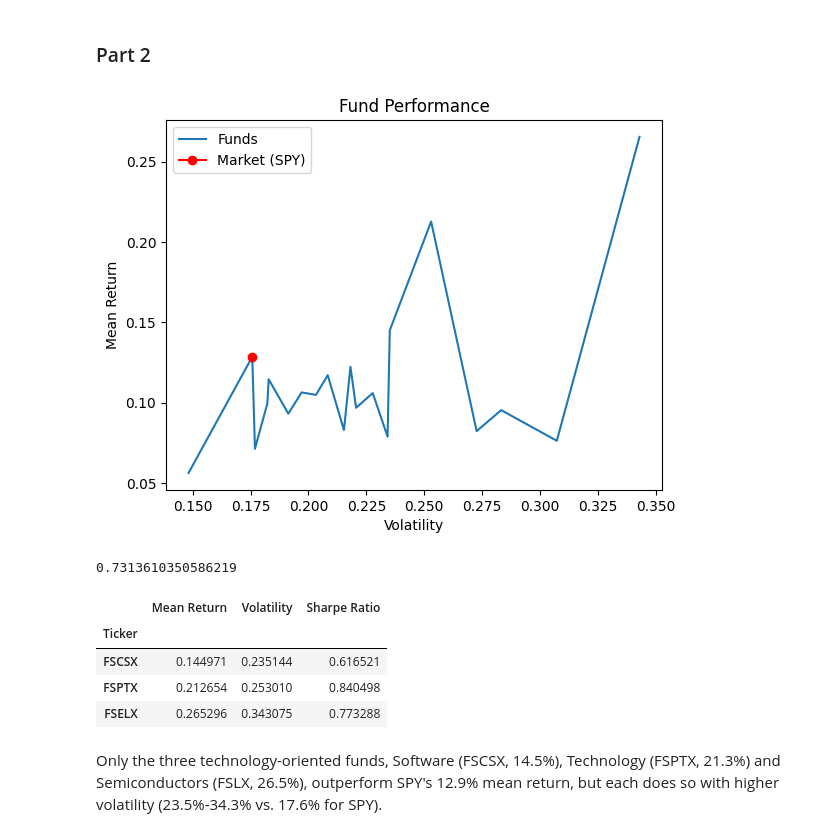
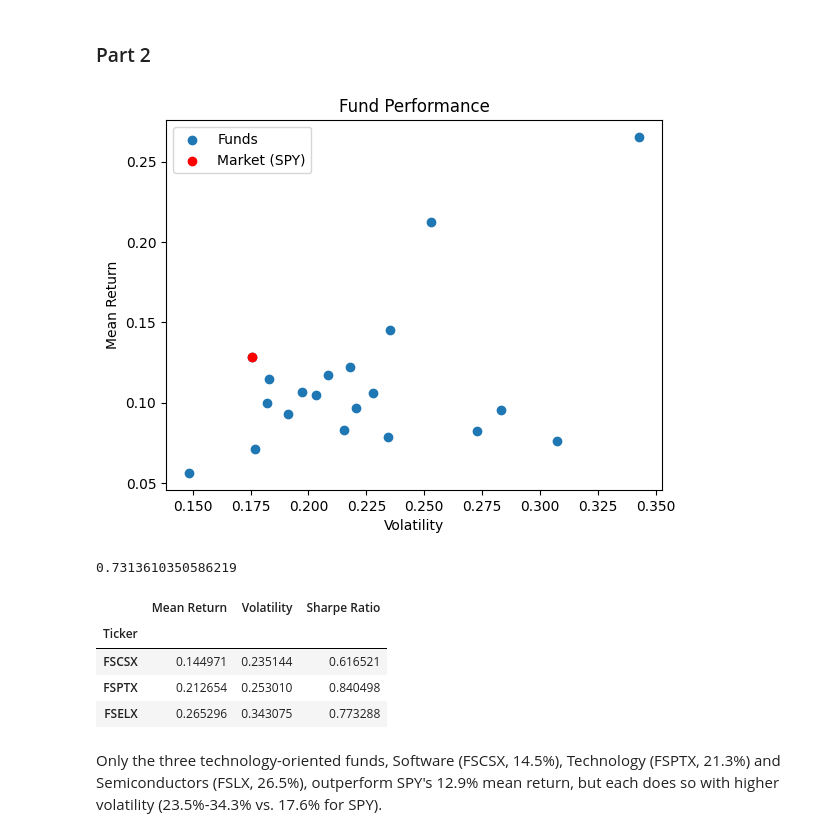
Before and after one commit to ctorello17/Project1, a Jupyter notebook: project1.ipynb, the cells around one changed output. Saved outputs shown, nothing was run; the diff lists cells and outputs as text; code cells hidden in the pictures.

```diff
--- a/project1.ipynb
+++ b/project1.ipynb
@@ -80,30 +80,30 @@ summary_abs.round(4)
 # %%
 market_mean_return = market_log_returns.mean() * 252
 market_volatility = market_log_returns.std() * np.sqrt(252)
 
 fund_metrics = pd.DataFrame({
     "Mean Return": mean_returns,
     "Volatility": volatilities,
 })
 fund_metrics.sort_values(by="Volatility", inplace=True)
-plt.plot(fund_metrics["Volatility"], fund_metrics["Mean Return"], label="Funds")
+plt.scatter(fund_metrics["Volatility"], fund_metrics["Mean Return"], label="Funds")
 plt.xlabel("Volatility")
 plt.ylabel("Mean Return")
 plt.title("Fund Performance")
-plt.plot(market_volatility, market_mean_return, color = "red", marker = "o", label="Market (SPY)")
+plt.scatter(market_volatility, market_mean_return, color = "red", marker = "o", label="Market (SPY)")
 plt.legend()
 plt.show()
 
 indices = fund_metrics["Mean Return"] > market_mean_return
 outperforms_market = fund_metrics[indices].copy()
 outperforms_market
 
 market_sharpe_ratio = market_mean_return / market_volatility
 print(market_sharpe_ratio)
 outperforms_market["Sharpe Ratio"] = outperforms_market["Mean Return"] / outperforms_market["Volatility"]
 outperforms_market
 # %% [output]
-[figure, old version]
+[figure, new version]
 0.7313610350586219
 |  | Mean Return | Volatility | Sharpe Ratio |
 | Ticker |  |  |  |
```
Also changed, not shown: 1 other file.
